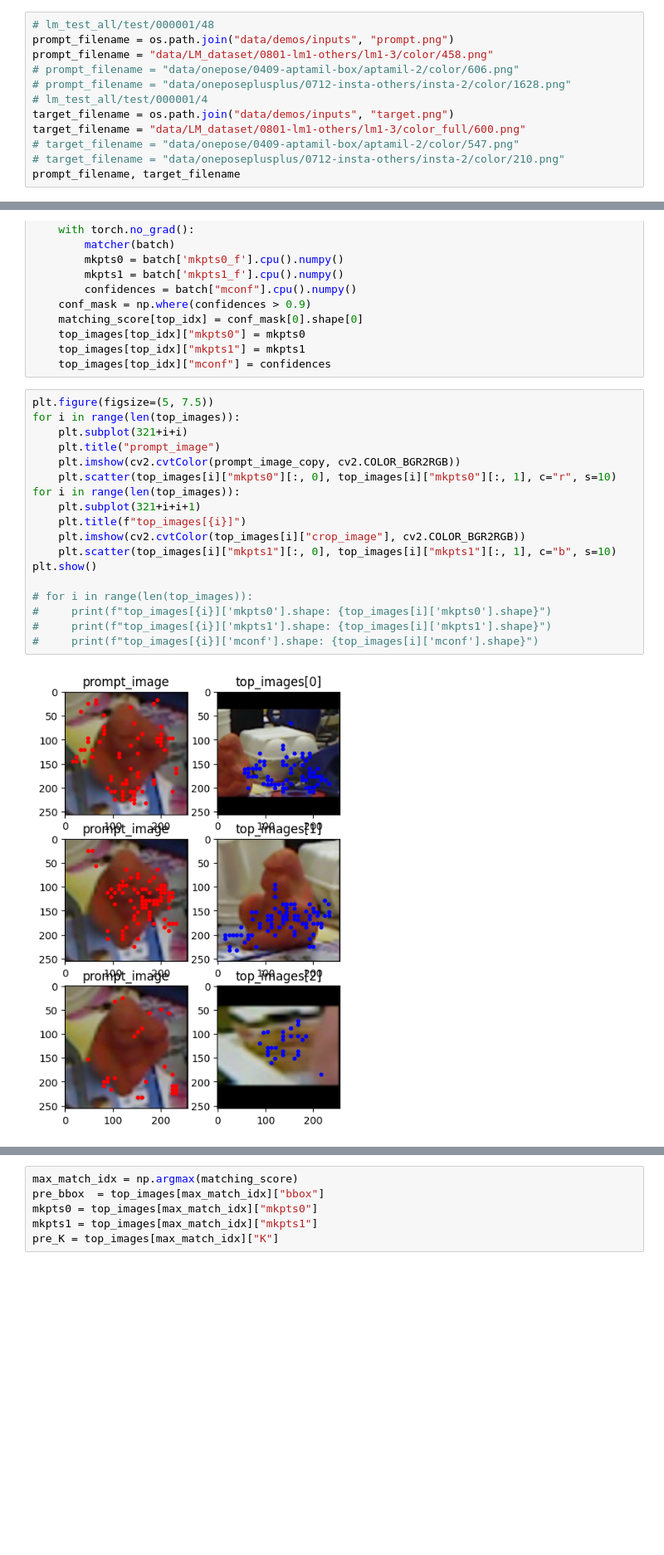
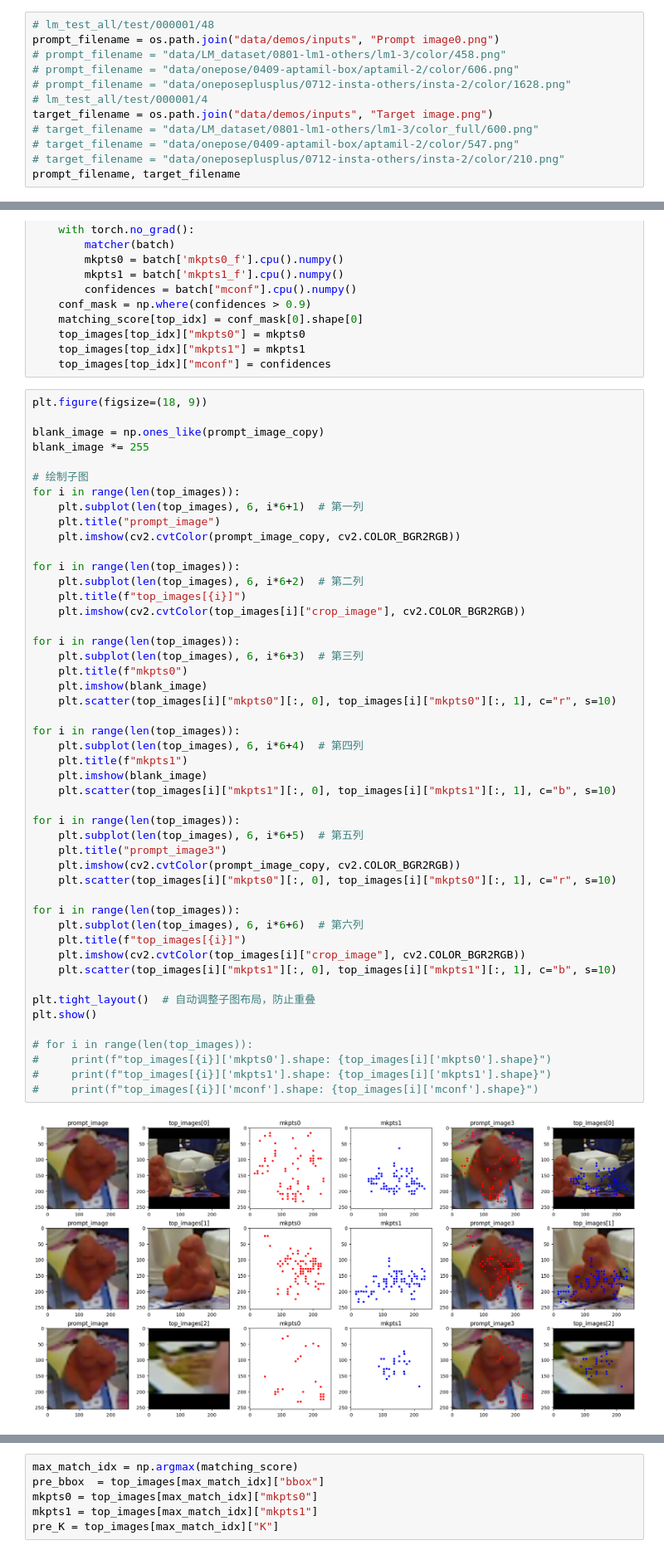
Before and after one commit to karltan0328/POPE, a Jupyter notebook: visual_3dbbox.ipynb, the cells around one changed output, grey strips where cells are left out. Shown at 83% size. Drawn from its saved outputs; the diff is of its cells as text; blank space fills up the shorter version.

```diff
--- a/visual_3dbbox.ipynb
+++ b/visual_3dbbox.ipynb
@@ -38,13 +38,13 @@ DinoVisionTransformer(
 )
 # %%
 # lm_test_all/test/000001/48
-prompt_filename = os.path.join("data/demos/inputs", "prompt.png")
-prompt_filename = "data/LM_dataset/0801-lm1-others/lm1-3/color/458.png"
+prompt_filename = os.path.join("data/demos/inputs", "Prompt image0.png")
+# prompt_filename = "data/LM_dataset/0801-lm1-others/lm1-3/color/458.png"
 # prompt_filename = "data/onepose/0409-aptamil-box/aptamil-2/color/606.png"
 # prompt_filename = "data/oneposeplusplus/0712-insta-others/insta-2/color/1628.png"
 # lm_test_all/test/000001/4
-target_filename = os.path.join("data/demos/inputs", "target.png")
-target_filename = "data/LM_dataset/0801-lm1-others/lm1-3/color_full/600.png"
+target_filename = os.path.join("data/demos/inputs", "Target image.png")
+# target_filename = "data/LM_dataset/0801-lm1-others/lm1-3/color_full/600.png"
 # target_filename = "data/onepose/0409-aptamil-box/aptamil-2/color/547.png"
 # target_filename = "data/oneposeplusplus/0712-insta-others/insta-2/color/210.png"
 prompt_filename, target_filename
@@ -330,25 +329,55 @@ for top_idx in range(len(top_images)):
     top_images[top_idx]["mkpts1"] = mkpts1
     top_images[top_idx]["mconf"] = confidences
 # %%
-plt.figure(figsize=(5, 7.5))
+plt.figure(figsize=(18, 9))
+
+blank_image = np.ones_like(prompt_image_copy)
+blank_image *= 255
+
+# 绘制子图
 for i in range(len(top_images)):
-    plt.subplot(321+i+i)
+    plt.subplot(len(top_images), 6, i*6+1)  # 第一列
     plt.title("prompt_image")
     plt.imshow(cv2.cvtColor(prompt_image_copy, cv2.COLOR_BGR2RGB))
+
+for i in range(len(top_images)):
+    plt.subplot(len(top_images), 6, i*6+2)  # 第二列
+    plt.title(f"top_images[{i}]")
+    plt.imshow(cv2.cvtColor(top_images[i]["crop_image"], cv2.COLOR_BGR2RGB))
+
+for i in range(len(top_images)):
+    plt.subplot(len(top_images), 6, i*6+3)  # 第三列
+    plt.title(f"mkpts0")
+    plt.imshow(blank_image)
     plt.scatter(top_images[i]["mkpts0"][:, 0], top_images[i]["mkpts0"][:, 1], c="r", s=10)
+
 for i in range(len(top_images)):
-    plt.subplot(321+i+i+1)
+    plt.subplot(len(top_images), 6, i*6+4)  # 第四列
+    plt.title(f"mkpts1")
+    plt.imshow(blank_image)
+    plt.scatter(top_images[i]["mkpts1"][:, 0], top_images[i]["mkpts1"][:, 1], c="b", s=10)
+
+for i in range(len(top_images)):
+    plt.subplot(len(top_images), 6, i*6+5)  # 第五列
+    plt.title("prompt_image3")
+    plt.imshow(cv2.cvtColor(prompt_image_copy, cv2.COLOR_BGR2RGB))
+    plt.scatter(top_images[i]["mkpts0"][:, 0], top_images[i]["mkpts0"][:, 1], c="r", s=10)
+
+for i in range(len(top_images)):
+    plt.subplot(len(top_images), 6, i*6+6)  # 第六列
     plt.title(f"top_images[{i}]")
     plt.imshow(cv2.cvtColor(top_images[i]["crop_image"], cv2.COLOR_BGR2RGB))
     plt.scatter(top_images[i]["mkpts1"][:, 0], top_images[i]["mkpts1"][:, 1], c="b", s=10)
+
+plt.tight_layout()  # 自动调整子图布局，防止重叠
 plt.show()
 
 # for i in range(len(top_images)):
 #     print(f"top_images[{i}]['mkpts0'].shape: {top_images[i]['mkpts0'].shape}")
 #     print(f"top_images[{i}]['mkpts1'].shape: {top_images[i]['mkpts1'].shape}")
 #     print(f"top_images[{i}]['mconf'].shape: {top_images[i]['mconf'].shape}")
 # %% [output]
-[figure, old version]
+[figure, new version]
 # %%
 matching_score
 # %% [output]
```
Also changed, not shown: parts of 11 cells of this notebook, 18 other files.
